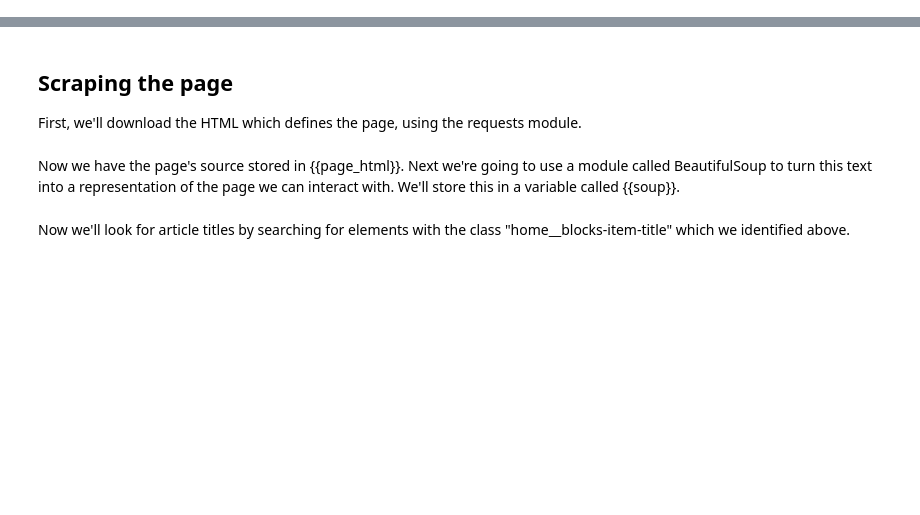
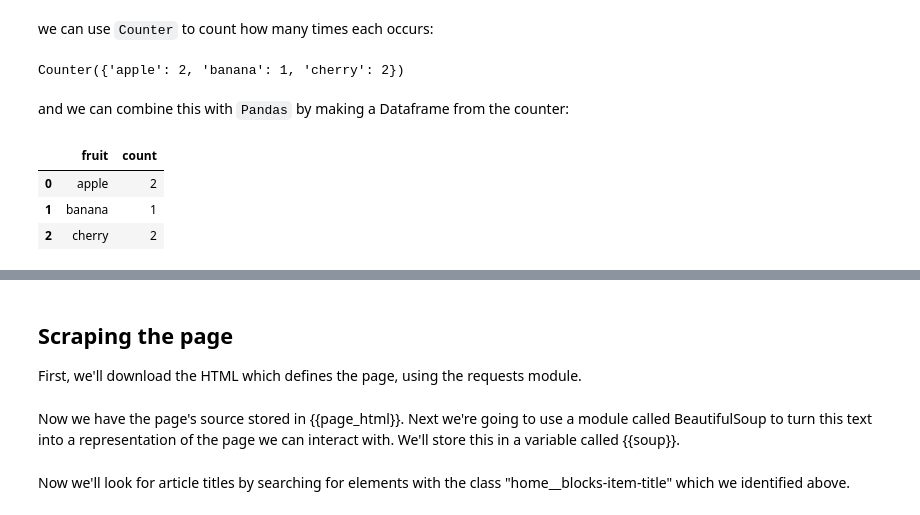
Before and after one commit to EconomicsObservatory/courses, a Jupyter notebook: 5/s5_Scraping.ipynb, the cells around one changed output, grey strips where cells are left out. Cells and saved outputs as stored; diff of their text form; code cells hidden in the pictures; blank space fills up the shorter version.

```diff
--- a/5/s5_Scraping.ipynb
+++ b/5/s5_Scraping.ipynb
@@ -48,0 +129,18 @@ from collections import Counter
+# %%
+fruit = ["apple", "banana", "cherry", "apple", "cherry"]
+# %% [markdown]
+we can use `Counter` to count how many times each occurs:
+# %%
+fruit_counts = Counter(fruit)
+fruit_counts
+# %% [output]
+Counter({'apple': 2, 'banana': 1, 'cherry': 2})
+# %% [markdown]
+and we can combine this with `Pandas` by making a Dataframe from the counter:
+# %%
+pd.DataFrame(fruit_counts.items(), columns=["fruit", "count"])
+# %% [output]
+|  | fruit | count |
+| 0 | apple | 2 |
+| 1 | banana | 1 |
+| 2 | cherry | 2 |
```
Also changed, not shown: parts of 21 cells of this notebook, 2 other files.
